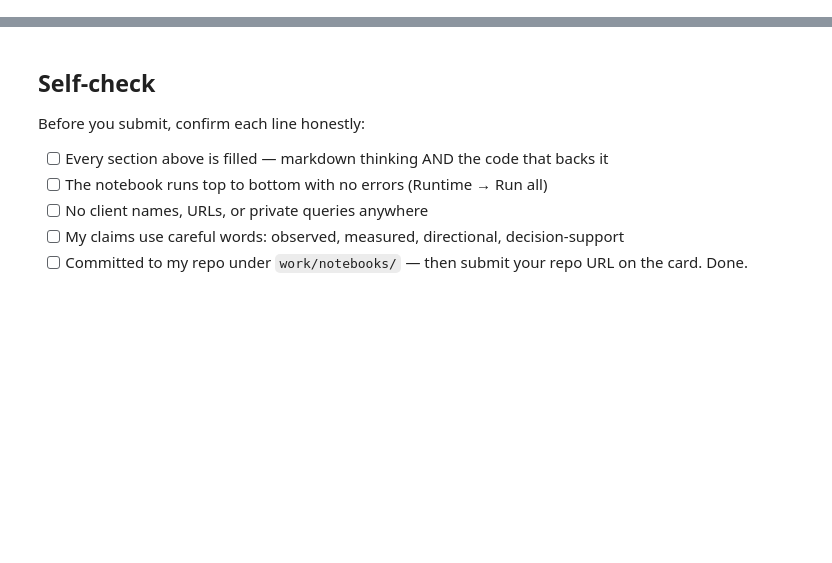
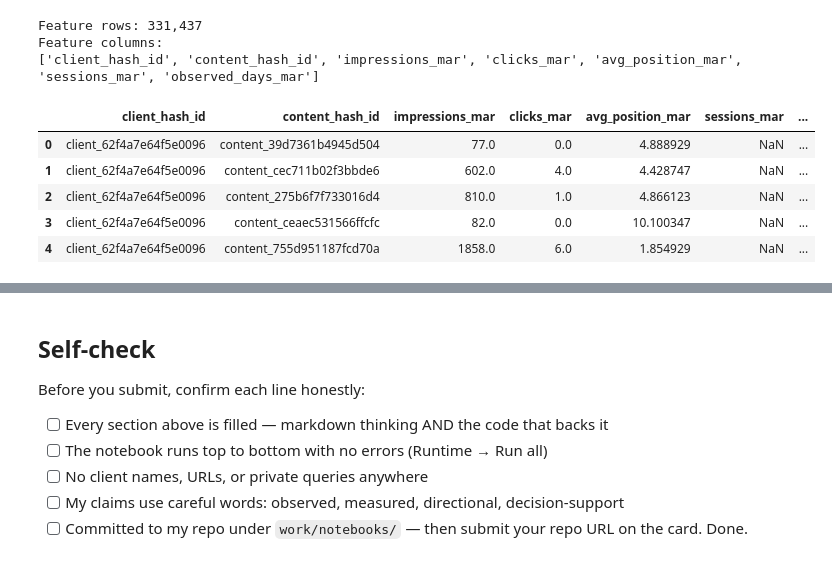
Before and after one commit to krithi-ks/flyrankAI-ML, a Jupyter notebook: work/notebooks/w03_feature_leakage_check.ipynb, the cells around one changed output, grey strips where cells are left out. Cells and saved outputs as stored; diff of their text form; code cells hidden in the pictures; blank space fills up the shorter version.

```diff
--- a/work/notebooks/w03_feature_leakage_check.ipynb
+++ b/work/notebooks/w03_feature_leakage_check.ipynb
@@ -12,0 +70,62 @@ This skeleton is yours to fill. Work the sections **in order** — each one has
+# %%
+# This cell is for CODE (numbers, a query, a check).
+# Write your text answer in the cell ABOVE this one — typing sentences here breaks Run All.
+
+# ML-05 Section 1
+# Build the five-feature vector.
+# One row = one client × content item.
+
+five_features = con.sql(f"""
+    SELECT
+        client_hash_id,
+        content_hash_id,
+
+        -- Feature 1: search exposure
+        SUM(gsc_impressions) AS impressions_mar,
+
+        -- Feature 2: search response
+        SUM(gsc_clicks) AS clicks_mar,
+
+        -- Feature 3: average search position
+        AVG(
+            CASE
+                WHEN gsc_avg_position > 0
+                THEN gsc_avg_position
+                ELSE NULL
+            END
+        ) AS avg_position_mar,
+
+        -- Feature 4: GA4 sessions
+        SUM(
+            CASE
+                WHEN ga4_data_available IS TRUE
+                THEN ga4_sessions
+                ELSE NULL
+            END
+        ) AS sessions_mar,
+
+        -- Feature 5: observed data coverage
+        COUNT(DISTINCT report_date) AS observed_days_mar
+
+    FROM {PERFORMANCE}
+
+    GROUP BY
+        client_hash_id,
+        content_hash_id
+""").df()
+
+print(f"Feature rows: {len(five_features):,}")
+print("Feature columns:")
+print(list(five_features.columns))
+
+display(five_features.head())
+# %% [output]
+Feature rows: 331,437
+Feature columns:
+['client_hash_id', 'content_hash_id', 'impressions_mar', 'clicks_mar', 'avg_position_mar', 'sessions_mar', 'observed_days_mar']
+|  | client_hash_id | content_hash_id | impressions_mar | clicks_mar | avg_position_mar | sessions_mar | ... |
+| 0 | client_62f4a7e64f5e0096 | content_39d7361b4945d504 | 77.0 | 0.0 | 4.888929 | NaN | ... |
+| 1 | client_62f4a7e64f5e0096 | content_cec711b02f3bbde6 | 602.0 | 4.0 | 4.428747 | NaN | ... |
+| 2 | client_62f4a7e64f5e0096 | content_275b6f7f733016d4 | 810.0 | 1.0 | 4.866123 | NaN | ... |
+| 3 | client_62f4a7e64f5e0096 | content_ceaec531566ffcfc | 82.0 | 0.0 | 10.100347 | NaN | ... |
+| 4 | client_62f4a7e64f5e0096 | content_755d951187fcd70a | 1858.0 | 6.0 | 1.854929 | NaN | ... |
```
Also changed, not shown: parts of 16 cells of this notebook.
